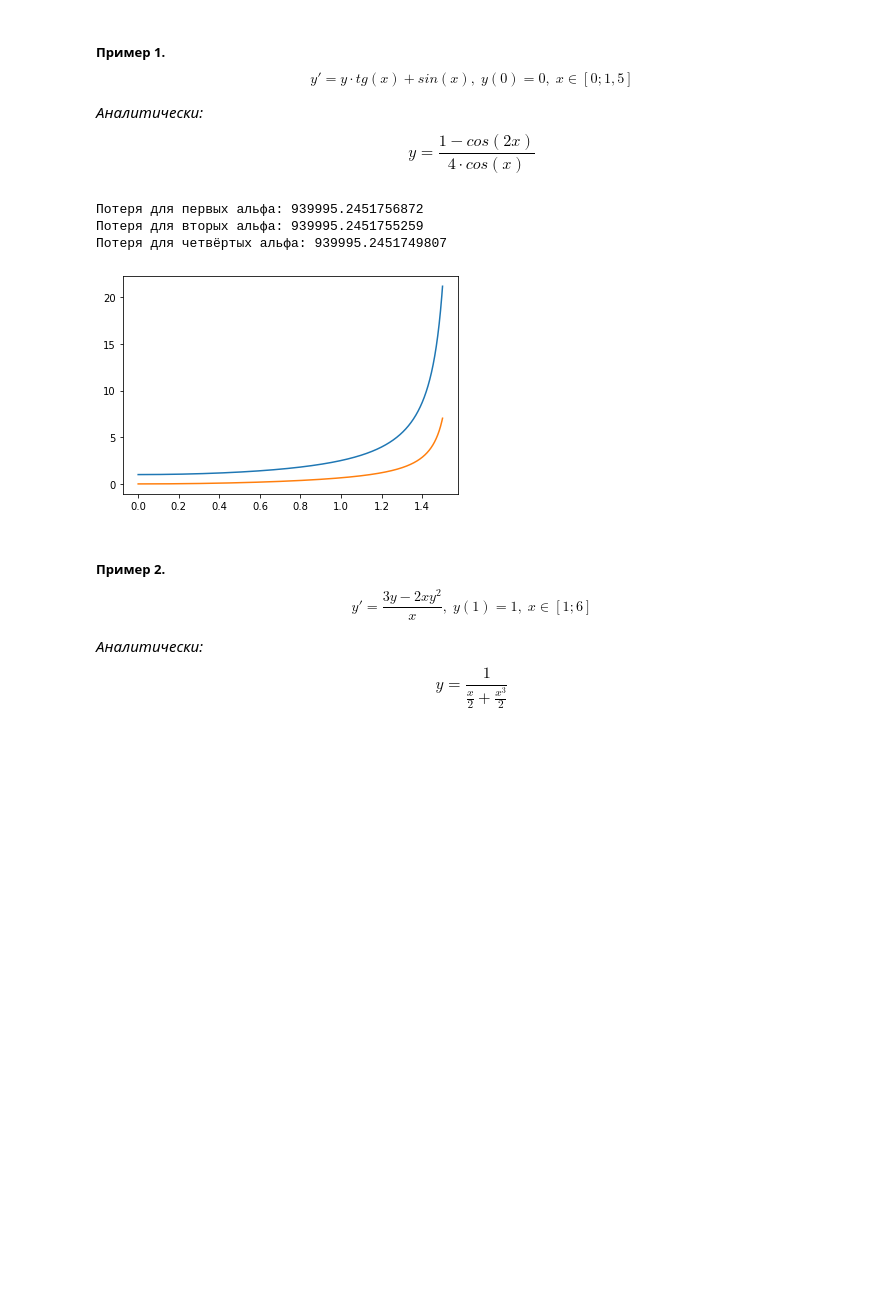
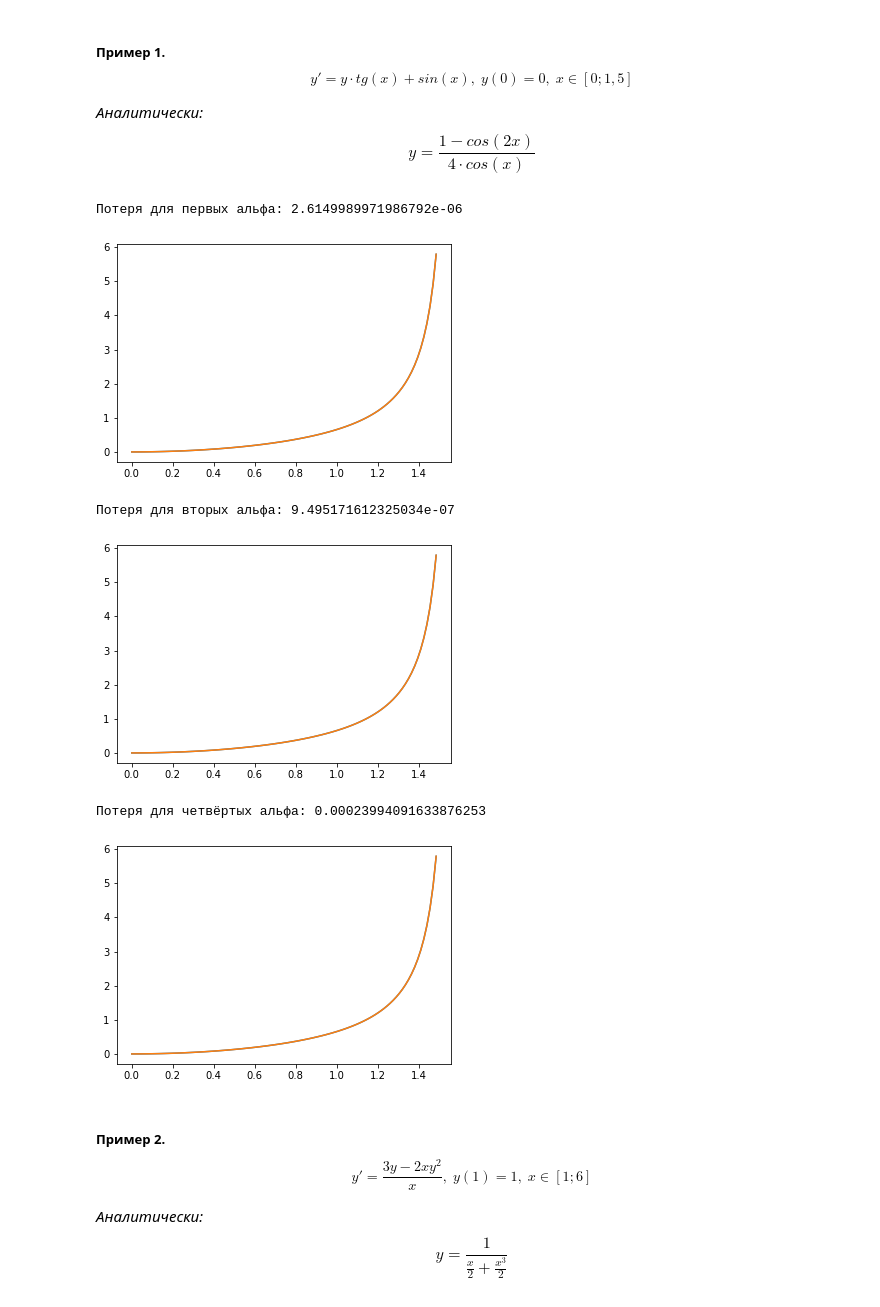
Before and after one commit to electrofocus/numerical-analisys, a Jupyter notebook: differential_equations.ipynb, the cells around one changed output. Saved outputs shown, nothing was run; the diff lists cells and outputs as text; code cells hidden in the pictures; blank space fills up the shorter version.

```diff
--- a/differential_equations.ipynb
+++ b/differential_equations.ipynb
@@ -129,7 +129,7 @@ def loss(actual_y, test_y):
     s = 0
     for i, j in zip(actual_y, test_y):
         s += (i - j) ** 2
-    return s
+    return np.sqrt(s/len(test_y))
 # %% [markdown]
 #### Решить уравнение:
 $$ y'=y-\frac{2x}{y} $$
@@ -200,31 +200,42 @@ $$ y=\frac{1-cos(2x)}{4 \cdot cos(x)} $$
 # %%
 def func_5(x, y):
     return y * np.tan(x) + np.sin(x)
 
 
 def actual_5(x):
     return (1 - np.cos(2 * x)) / (4 * np.cos(x))
 
-n = 100000
 
-x, y = runge_kutta_3(0, 1.5, func_5, n, 1, a_2=1/2, a_3=1)
+n = 100
+
+x, y = runge_kutta_3(0, 1.5, func_5, n, y_init=0, a_2=1/2, a_3=1)
 actual_y = [actual_5(i) for i in x]
 print('Потеря для первых альфа:', loss(actual_y, y))
 
-x, y = runge_kutta_3(0, 1.5, func_5, n, 1, a_2=1, a_3=1/2)
+plt.plot(x, y)
+plt.plot(x, actual_y)
+plt.show()
+
+x, y = runge_kutta_3(0, 1.5, func_5, n, y_init=0, a_2=1, a_3=1/2)
 print('Потеря для вторых альфа:', loss(actual_y, y))
 
-x, y = runge_kutta_3(0, 1.5, func_5, n, 1, a_2=1/3, a_3=2/3)
+plt.plot(x, y)
+plt.plot(x, actual_y)
+plt.show()
+
+x, y = runge_kutta_3(0, 1.5, func_5, n, y_init=0, a_2=1/3, a_3=2/3)
 print('Потеря для четвёртых альфа:', loss(actual_y, y))
 
 plt.plot(x, y)
 plt.plot(x, actual_y)
 plt.show()
 # %% [output]
-Потеря для первых альфа: 939995.2451756872
-Потеря для вторых альфа: 939995.2451755259
-Потеря для четвёртых альфа: 939995.2451749807
+Потеря для первых альфа: 2.6149989971986792e-06
-[figure, old version]
+[figure, new version]
+Потеря для вторых альфа: 9.495171612325034e-07
+[figure, added]
+Потеря для четвёртых альфа: 0.00023994091633876253
+[figure, added]
 # %% [markdown]
 ##### Пример 2. $$ y'=\frac{3y-2xy^2}{x}, \; y(1)=1, \; x \in [1;6] $$
 *Аналитически:*
```
Also changed, not shown: parts of 5 cells of this notebook.
